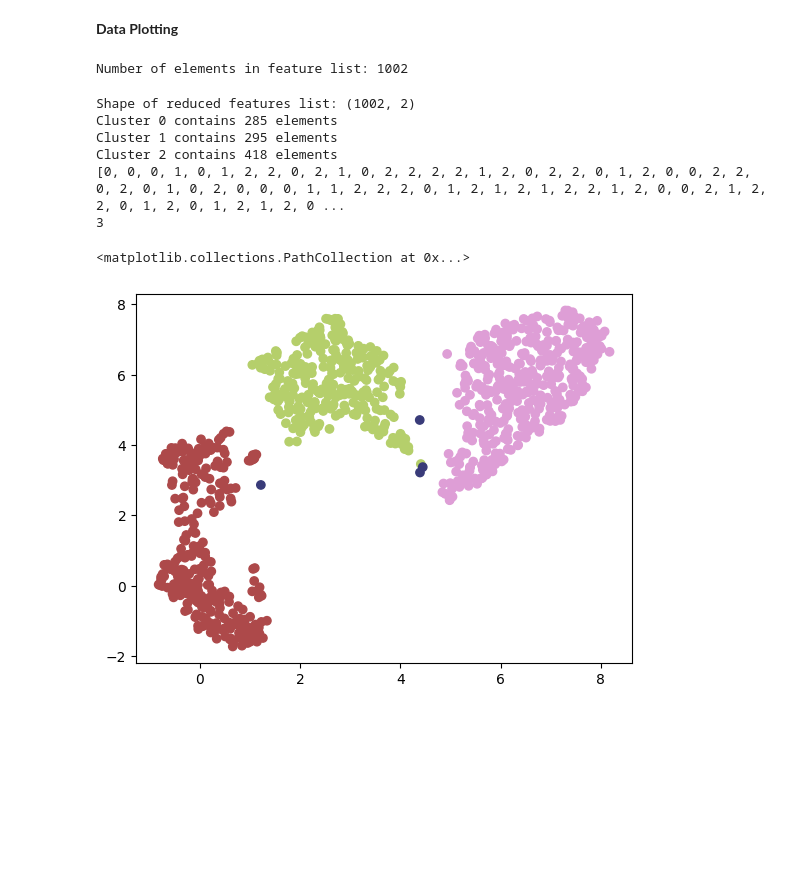
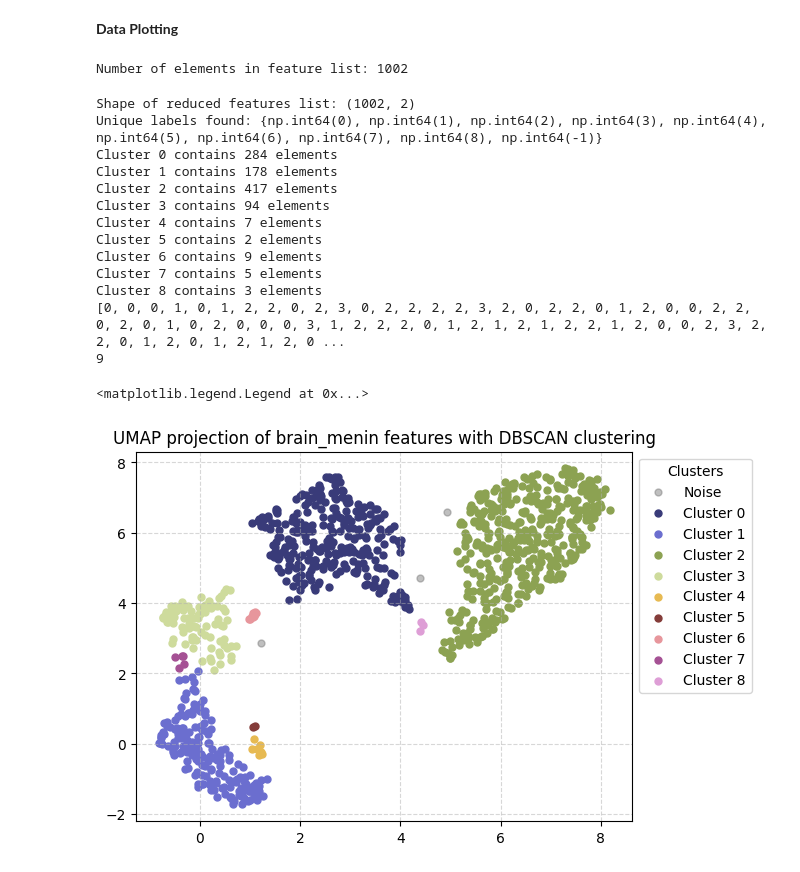
Before and after one commit to VittuD/dbm25, a Jupyter notebook: task_8/task_8_clustering.ipynb, the cells around one changed output. Drawn from its saved outputs; the diff is of its cells as text; code cells hidden in the pictures; blank space fills up the shorter version.

```diff
--- a/task_8/task_8_clustering.ipynb
+++ b/task_8/task_8_clustering.ipynb
@@ -27,41 +29,65 @@ reducer = UMAP(
     metric='euclidean',
     random_state=42
 )
 
 embedded_data = reducer.fit_transform(feature_list)
 
 
 reduced_features_list = np.array(embedded_data)
 print("Shape of reduced features list:", reduced_features_list.shape)
 #max_euclidean_dist = max([np.linalg.norm(a - b) for a in reduced_features_list for b in reduced_features_list])
 #print("Max Euclidean distance:", max_euclidean_dist) # 11.838603
 #distance = DistanceMetric.get_metric('euclidean')
 #print(distance.pairwise(reduced_features_list[0].reshape(1,-1), reduced_features_list[1].reshape(1,-1)))
 
 
-clustering = DBSCAN(eps=0.5, min_samples=5).fit(embedded_data)
+clustering = DBSCAN(eps=0.29, min_samples=2).fit(embedded_data)
 labels = clustering.labels_
-
+print("Unique labels found:", set(labels))
 
 n_cluster = len(set(labels)) - (1 if -1 in labels else 0)
 for cluster in set(labels):
     if cluster != -1:
         print("Cluster", cluster, "contains", np.sum(labels == cluster), "elements")
 print(labels.tolist())
 print(n_cluster)
 
 df = pd.DataFrame(embedded_data, columns=["x", "y"])
+
 df["label"] = [label for label in labels]
 
-#plt.scatter(df.x, df.y, alpha=0.6, s=2, c="grey")
-plt.scatter(df.x, df.y, c=df.label.astype(int), cmap="tab20b")
+to_plot_df = df.loc[df.label != -1, :]
+outliers_df = df.loc[df.label == -1, :]
+
+
+plt.scatter(outliers_df.x, outliers_df.y, c="grey", label=f"Noise", alpha=0.5, s=25)
+
+unique_labels = to_plot_df["label"].unique()
+colors = plt.cm.get_cmap("tab20b", len(unique_labels))
+
+for idx, cluster_label in enumerate(unique_labels):
+    cluster_points = to_plot_df[to_plot_df["label"] == cluster_label]
+    plt.scatter(cluster_points.x, cluster_points.y, color=colors(idx), label=f"Cluster {cluster_label}", s=25)
+    plt.grid(True, linestyle='--', alpha=0.5)
+
+plt.title(f"UMAP projection of {label} features with DBSCAN clustering")
+
+#show the legend outside the plot
+plt.legend(loc='upper left', bbox_to_anchor=(1, 1), title="Clusters")
 # %% [output]
 Number of elements in feature list: 1002
 Shape of reduced features list: (1002, 2)
-Cluster 0 contains 285 elements
-Cluster 1 contains 295 elements
-Cluster 2 contains 418 elements
-[0, 0, 0, 1, 0, 1, 2, 2, 0, 2, 1, 0, 2, 2, 2, 2, 1, 2, 0, 2, 2, 0, 1, 2, 0, 0, 2, 2, 0, 2, 0, 1, 0, 2, 0, 0, 0, 1, 1, 2, 2, 2, 0, 1, 2, 1, 2, 1, 2, 2, 1, 2, 0, 0, 2, 1, 2, 2, 0, 1, 2, 0, 1, 2, 1, 2, 0 ...
-3
+Unique labels found: {np.int64(0), np.int64(1), np.int64(2), np.int64(3), np.int64(4), np.int64(5), np.int64(6), np.int64(7), np.int64(8), np.int64(-1)}
+Cluster 0 contains 284 elements
+Cluster 1 contains 178 elements
+Cluster 2 contains 417 elements
+Cluster 3 contains 94 elements
+Cluster 4 contains 7 elements
+Cluster 5 contains 2 elements
+Cluster 6 contains 9 elements
+Cluster 7 contains 5 elements
+Cluster 8 contains 3 elements
+[0, 0, 0, 1, 0, 1, 2, 2, 0, 2, 3, 0, 2, 2, 2, 2, 3, 2, 0, 2, 2, 0, 1, 2, 0, 0, 2, 2, 0, 2, 0, 1, 0, 2, 0, 0, 0, 3, 1, 2, 2, 2, 0, 1, 2, 1, 2, 1, 2, 2, 1, 2, 0, 0, 2, 3, 2, 2, 0, 1, 2, 0, 1, 2, 1, 2, 0 ...
+9
-<matplotlib.collections.PathCollection at 0x...>
+<matplotlib.legend.Legend at 0x...>
-[figure, old version]
+[figure, new version]
```
Also changed, not shown: parts of 2 cells of this notebook.
